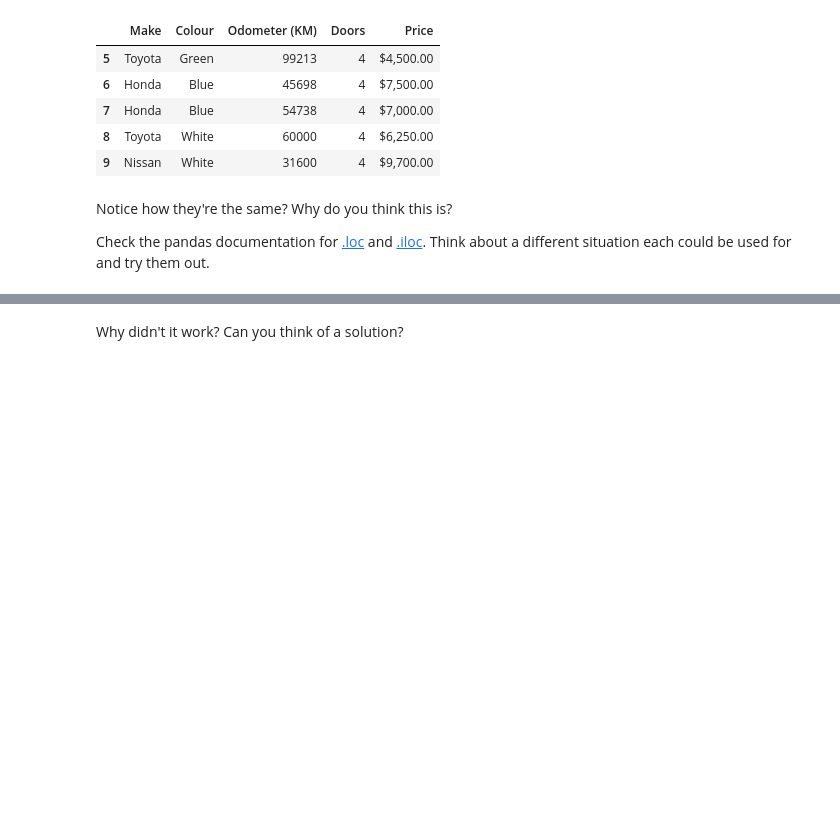
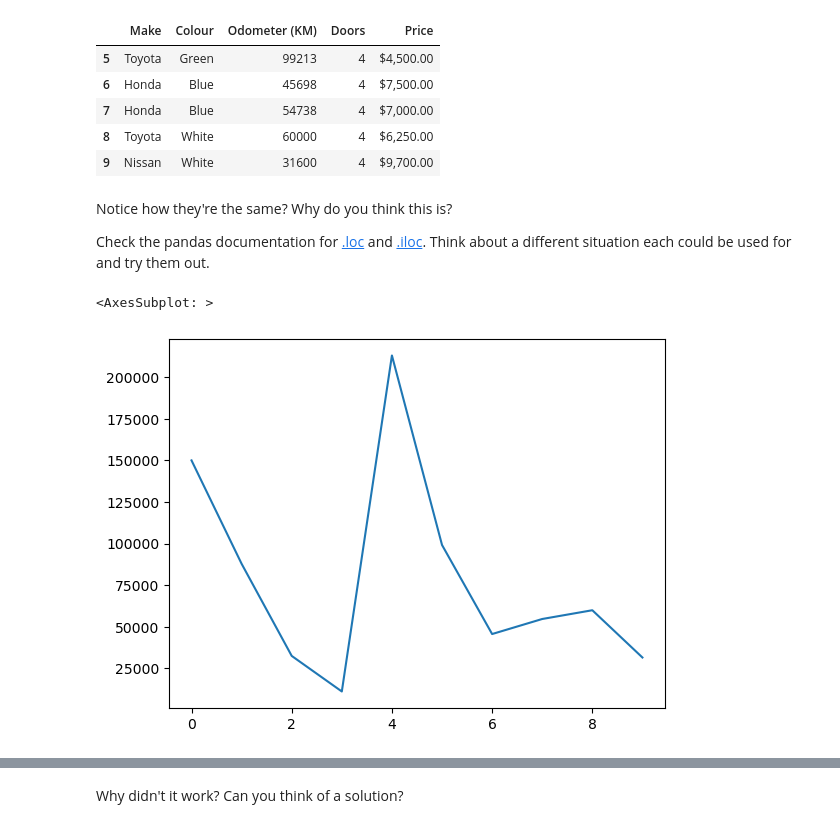
Before and after one commit to shiras-sn/pandas-mbcet, a Jupyter notebook: pandas-exercises.ipynb, the cells around one changed output, grey strips where cells are left out. Saved outputs shown, nothing was run; the diff lists cells and outputs as text; code cells hidden in the pictures; blank space fills up the shorter version.

```diff
--- a/pandas-exercises.ipynb
+++ b/pandas-exercises.ipynb
@@ -37,7 +37,7 @@ print(car_colours)
 3    audi  black
 # %%
 # Import "../data/car-sales.csv" and turn it into a DataFrame
-DataFrame_car=pd.read_csv(r'C:\Users\hp\Downloads\mbcet-main\mbcet-main\car-sales.csv',sep=',')
+DataFrame_car=pd.read_csv("car-sales.csv")
 print(DataFrame_car)
 # %% [output]
      Make Colour  Odometer (KM)  Doors       Price
@@ -176,5 +178,10 @@ Check the pandas documentation for [.loc](https://pandas.pydata.org/pandas-docs/
 # %%
 # Import Matplotlib and create a plot of the Odometer column
 # Don't forget to use %matplotlib inline
+import matplotlib. pyplot as plt
+DataFrame_car["Odometer (KM)"].plot()
+# %% [output]
+<AxesSubplot: >
+[figure, added]
 # %%
 # Create a histogram of the Odometer column using hist()
```
Also changed, not shown: parts of 7 cells of this notebook, 2 other files.
